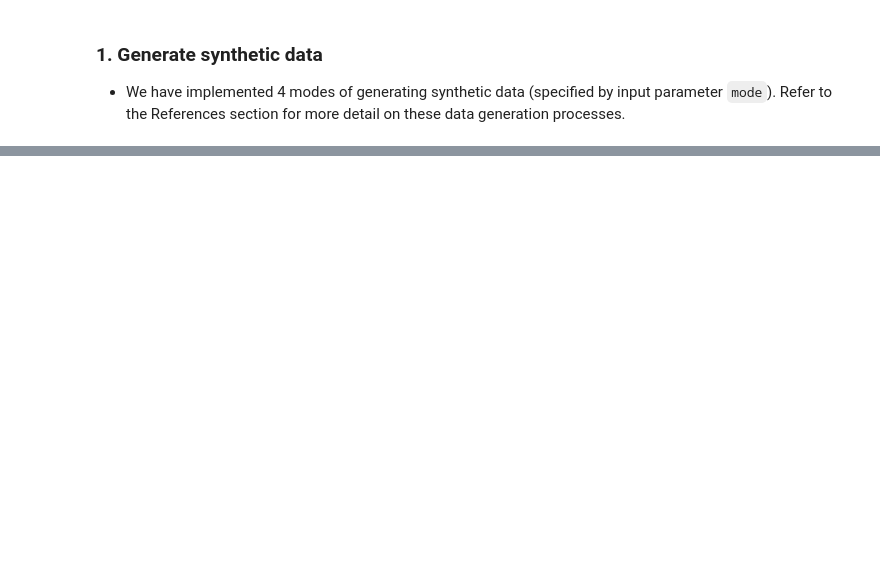
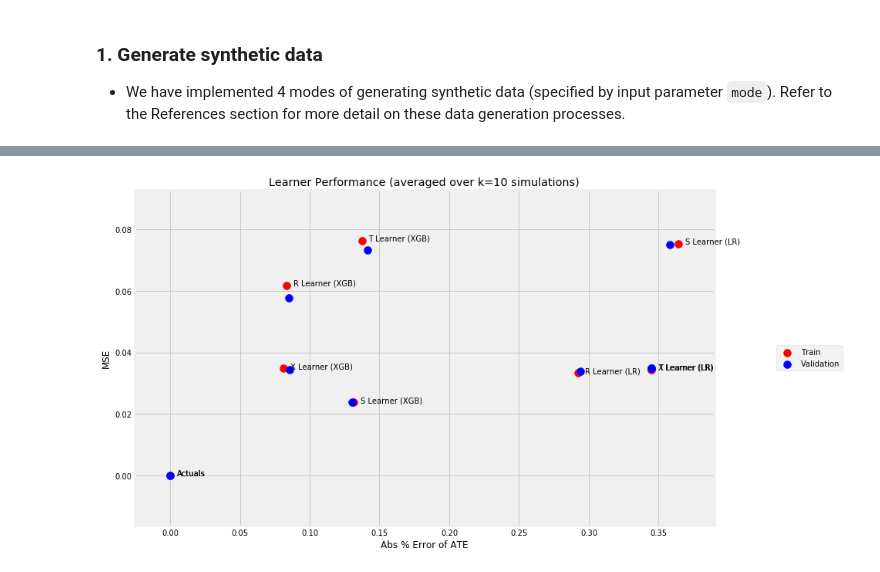
Before and after one commit to uber/causalml, a Jupyter notebook: examples/example_notebook_for_github.ipynb, the cells around one changed output, grey strips where cells are left out. Saved outputs shown, nothing was run; the diff lists cells and outputs as text; code cells hidden in the pictures; blank space fills up the shorter version.

```diff
--- a/examples/example_notebook_for_github.ipynb
+++ b/examples/example_notebook_for_github.ipynb
@@ -373,0 +352,5 @@ def get_synthetic_preds_holdout(synthetic_data_func, n=1000, valid_size = 0.2):
+# %%
+train_summary, validation_summary = get_synthetic_summary_holdout(simulate_nuisance_and_easy_treatment,
+                                                                  n=10000,
+                                                                  valid_size=0.2,
+                                                                  k=10)
@@ -373,0 +383,9 @@ def get_synthetic_preds_holdout(synthetic_data_func, n=1000, valid_size = 0.2):
+# %%
+scatter_plot_summary_holdout(train_summary,
+                             validation_summary,
+                             k=10,
+                             label=['Train', 'Validation'],
+                             drop_learners=[],
+                             drop_cols=[])
+# %% [output]
+[figure, added]
```
Also changed, not shown: parts of 123 cells of this notebook.
